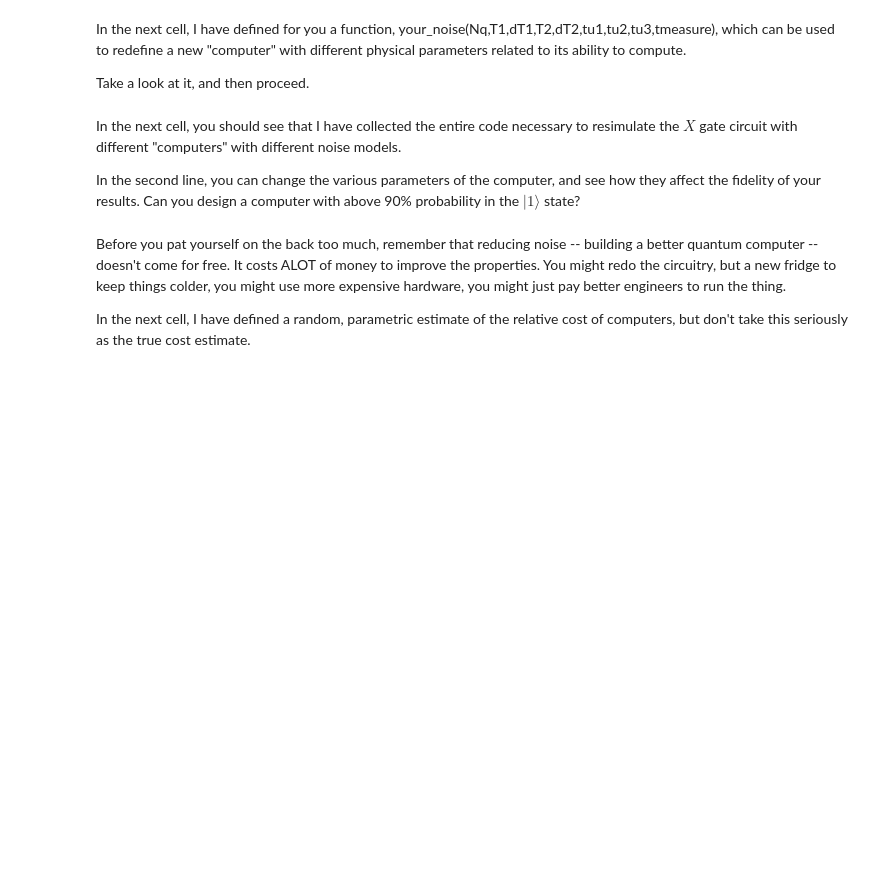
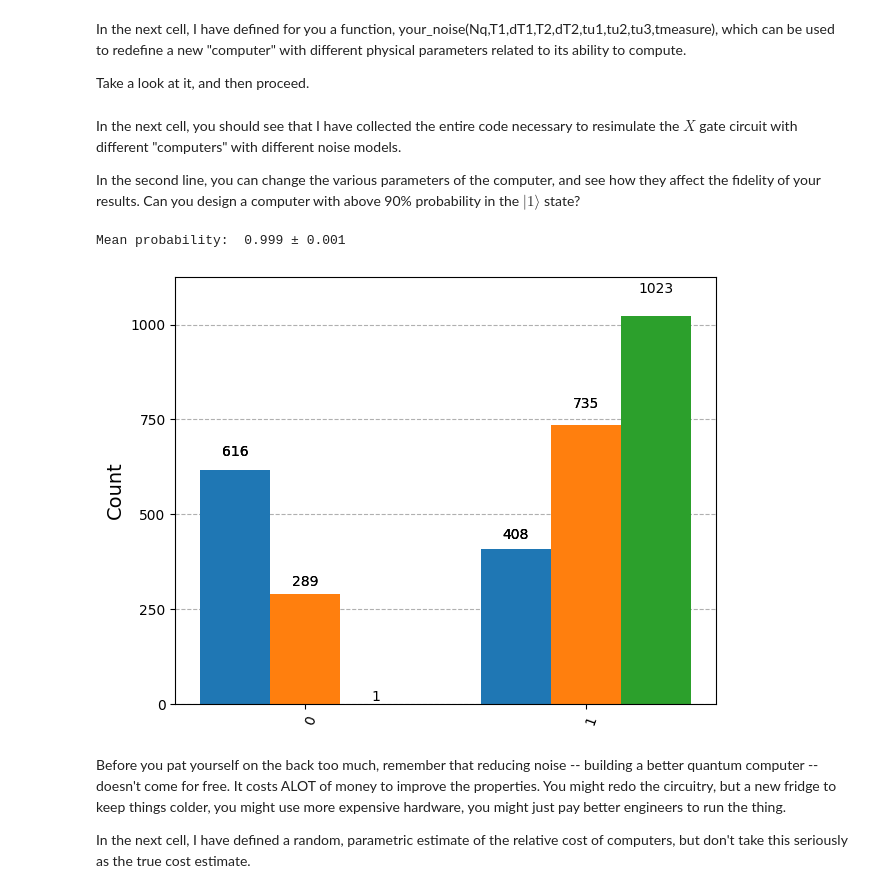
Before and after one commit to makenzieearle/Modeling-Probability-of-the-Schrodinger-Equation, a Jupyter notebook: Copy_of_06_1qubit_gates_and_noise.ipynb, the cells around one changed output. Drawn from its saved outputs; the diff is of its cells as text; code cells hidden in the pictures; blank space fills up the shorter version.

```diff
--- a/Copy_of_06_1qubit_gates_and_noise.ipynb
+++ b/Copy_of_06_1qubit_gates_and_noise.ipynb
@@ -559,24 +654,29 @@ In the next cell, you should see that I have collected the entire code necessary
 
 In the second line, you can change the various parameters of the computer, and see how they affect the fidelity of your results.  Can you design a computer with above 90% probability in the $|1\rangle$ state?
 # %%
-your_noise_model = ???
+# Let's design a high-quality computer to achieve >90% probability
+your_noise_model = your_noise(4, 100000, 10000, 120000, 10000, 1, 10, 50, 100)
+
 # Run the noisy simulation
 sim_thermal2 = AerSimulator(noise_model=your_noise_model)
 
 # Transpile circuit for noisy basis gates
 passmanager = generate_preset_pass_manager(optimization_level=0, backend=sim_thermal2)
 circ_tthermal3 = passmanager.run(qc2)
 
 # Run and get counts
 result_thermal3 = sim_thermal2.run(circ_tthermal3).result()
 counts_thermal3 = result_thermal3.get_counts(0)
 
 #compute the uncertainty
 error_prob = (1-(1-0.68)/2.0)*np.sqrt(result_thermal3.get_counts(0)["1"]/1024*(1-result_thermal3.get_counts(0)["1"]/1024)/1024)
 print("Mean probability: ", np.round(result_thermal3.get_counts(0)["1"]/1024,3),"±",np.round(max(error_prob,0.001),3))
 
 # Plot noisy output
 plot_histogram([counts_thermal,counts_thermal2,counts_thermal3])
+# %% [output]
+Mean probability:  0.999 ± 0.001
+[figure, added]
 # %% [markdown]
 Before you pat yourself on the back too much, remember that reducing noise -- building a better quantum computer -- doesn't come for free.  It costs ALOT of money to improve the properties.  You might redo the circuitry, but a new fridge to keep things colder, you might use more expensive hardware, you might just pay better engineers to run the thing.
 
```
Also changed, not shown: parts of 21 cells of this notebook.
